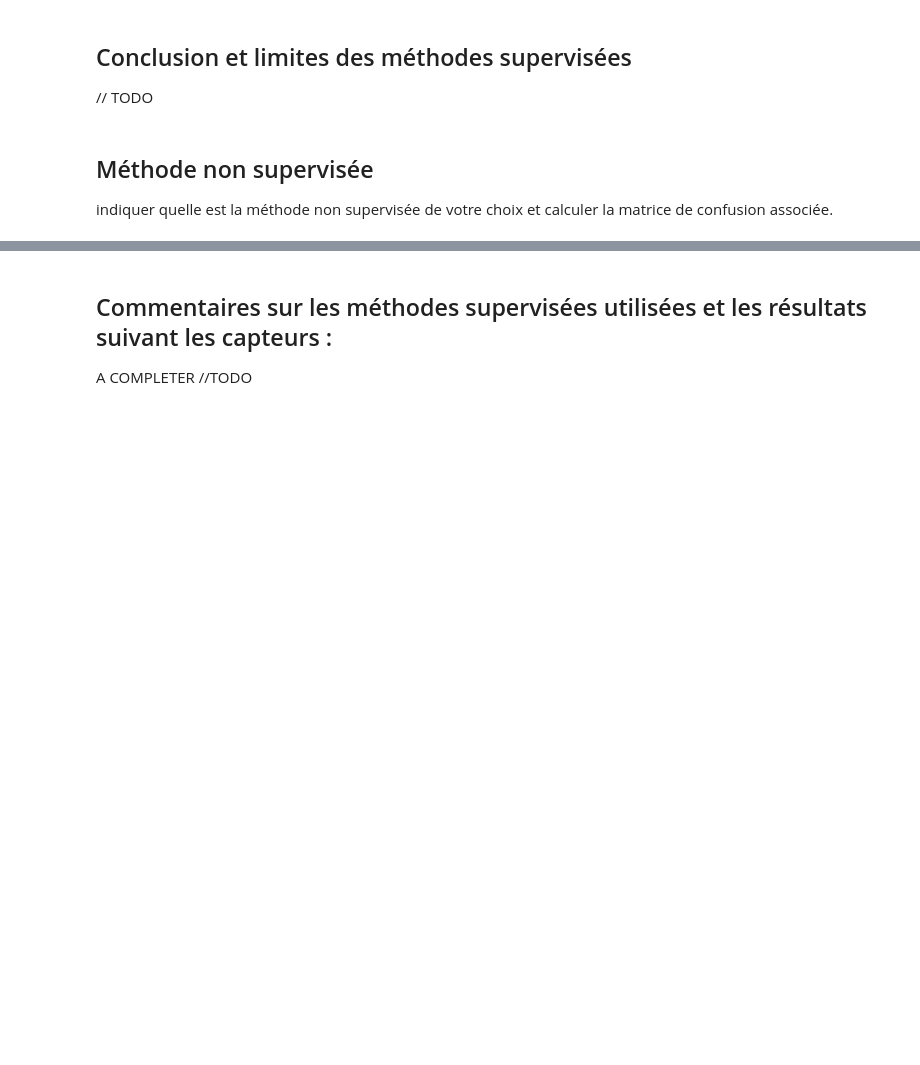
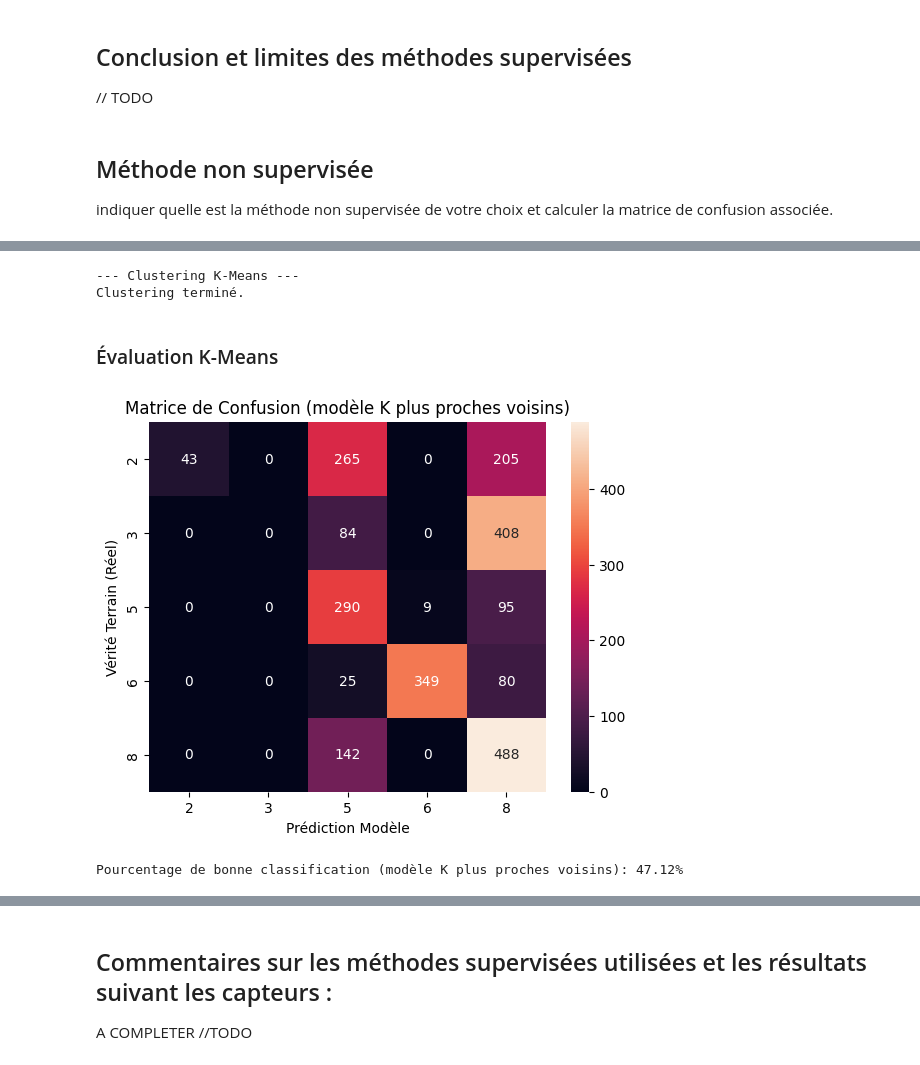
Before and after one commit to Stephane-Lpt/ENSEEIHT-Data-Analysis-Project, a Jupyter notebook: Projet2_FISA_TDA1_Cheville.ipynb, the cells around one changed output, grey strips where cells are left out. Cells and saved outputs as stored; diff of their text form; code cells hidden in the pictures; blank space fills up the shorter version.

Commit message:
Methode non-supervisée (K-Means)

```diff
--- a/Projet2_FISA_TDA1_Cheville.ipynb
+++ b/Projet2_FISA_TDA1_Cheville.ipynb
@@ -323,0 +337,37 @@ indiquer quelle est la méthode non supervisée de votre choix et calculer la ma
+# %%
+from sklearn.cluster import KMeans
+
+print("--- Clustering K-Means ---")
+
+kmeans = KMeans(n_clusters=5, random_state=1, n_init=30)
+
+y_pred_kmeans_brut = kmeans.fit_predict(Xtest_Cheville)
+# // TODO Developper lutilisation de Xtest et pas Xtrain
+
+# Utilisation de vos fonctions de correspondance
+# Nécessaire car K-Means donne des groupes 0,1,2,3,4 arbitraires
+y_pred_kmeans_corrigé = correspondance(y_pred_kmeans_brut, y_test)
+
+print("Clustering terminé.")
+# %% [output]
+--- Clustering K-Means ---
+Clustering terminé.
+# %% [markdown]
+### Évaluation K-Means
+# %%
+from sklearn.metrics import confusion_matrix, accuracy_score
+
+cm = confusion_matrix(y_test, y_pred_kmeans_corrigé)
+
+sns.heatmap(cm, annot=True, fmt="d",
+                xticklabels=[2,3,5,6,8], yticklabels=[2,3,5,6,8])
+plt.title(f"Matrice de Confusion (modèle K plus proches voisins)")
+plt.ylabel("Vérité Terrain (Réel)")
+plt.xlabel("Prédiction Modèle")
+plt.show()
+
+accuracy = accuracy_score(y_test, y_pred_kmeans_corrigé)
+print(f"Pourcentage de bonne classification (modèle K plus proches voisins): {accuracy * 100:.2f}%")
+# %% [output]
+[figure, added]
+Pourcentage de bonne classification (modèle K plus proches voisins): 47.12%
```
Also changed, not shown: parts of 2 cells of this notebook, 2 other files.
